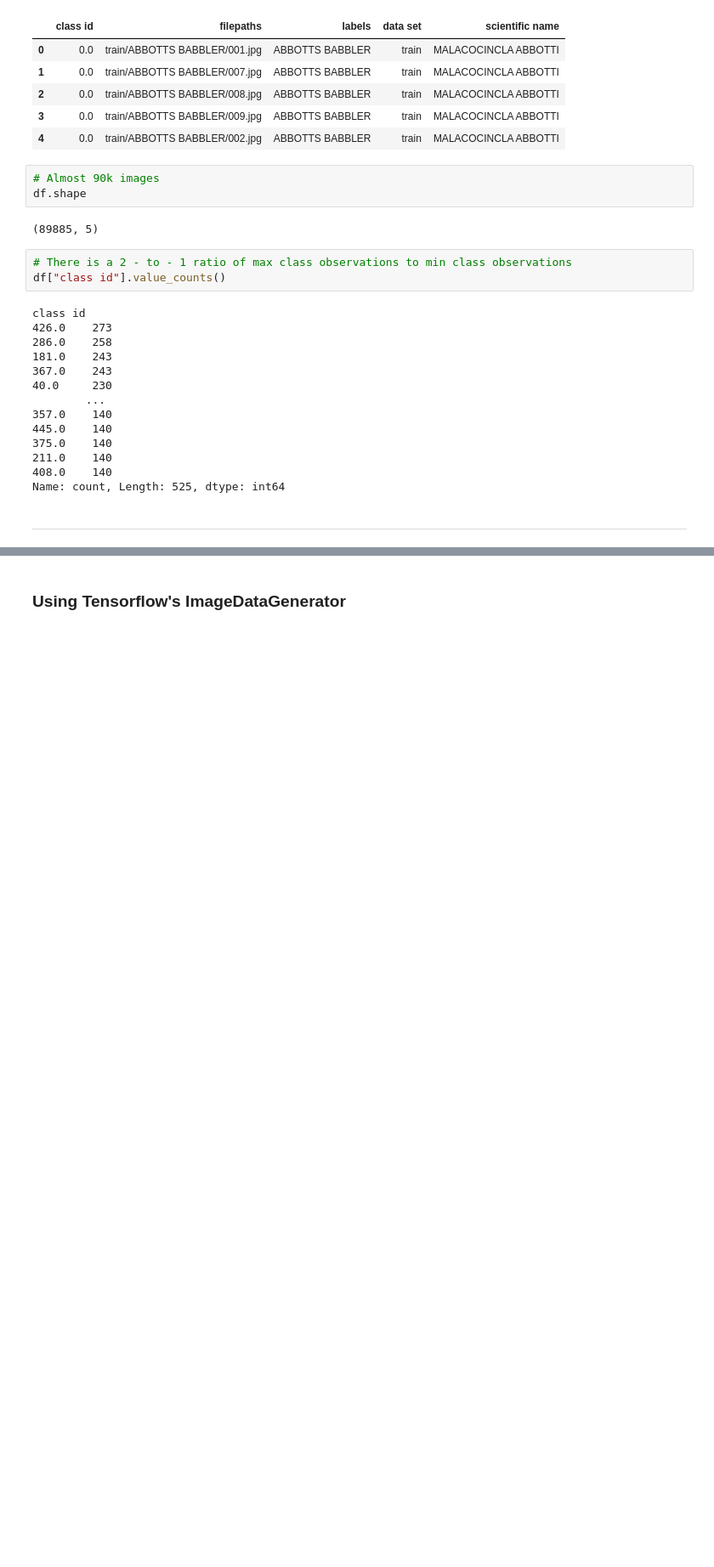
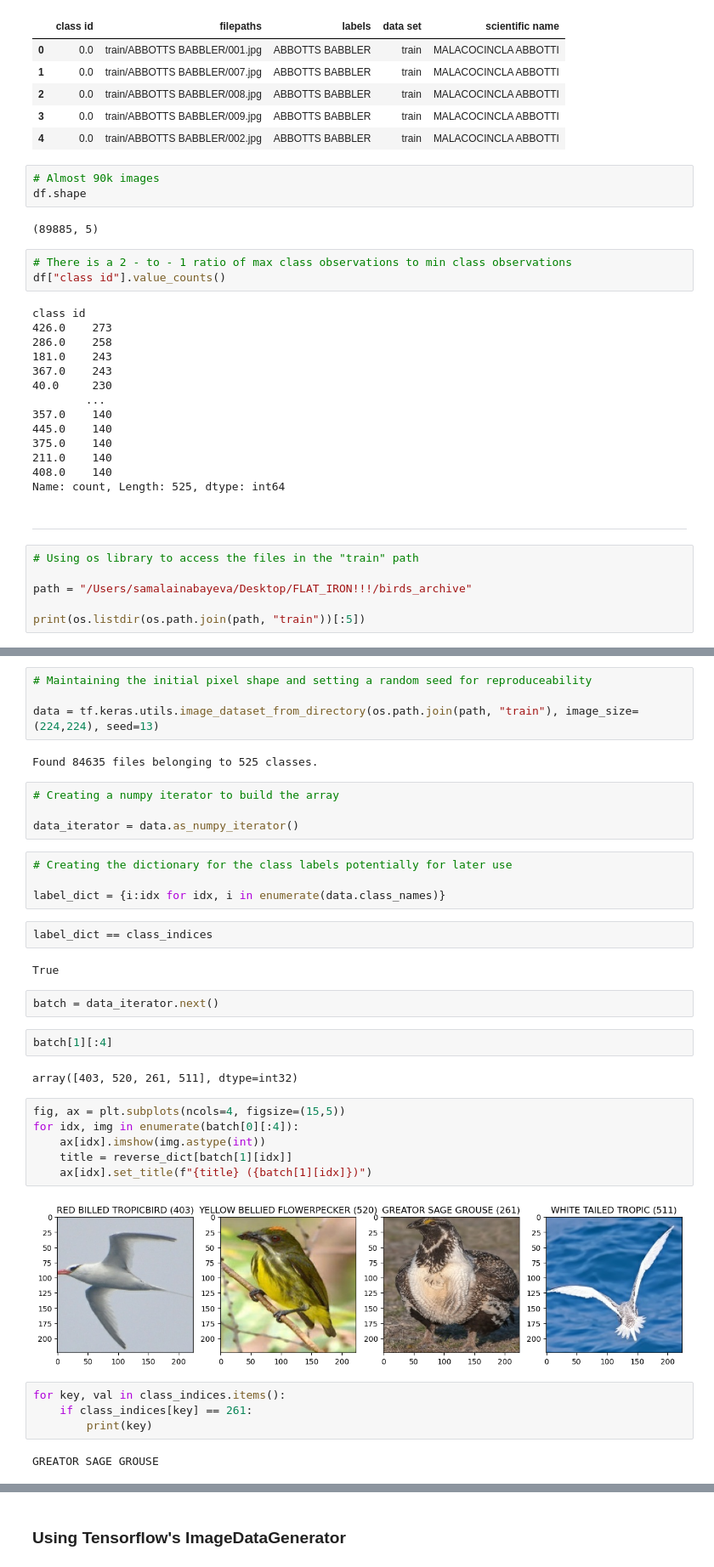
Before and after one commit to dvdhartsman/Bird_Species_Image_Classification, a Jupyter notebook: Bird_Classification_1.ipynb, the cells around one changed output, grey strips where cells are left out. Shown at 85% size. Drawn from its saved outputs; the diff is of its cells as text; blank space fills up the shorter version.

Commit message:
sorting out the data pipeline, preparation for first model

```diff
--- a/Bird_Classification_1.ipynb
+++ b/Bird_Classification_1.ipynb
@@ -72,3 +73,9 @@ class id
 Name: count, Length: 525, dtype: int64
 # %% [markdown]
 <hr style="border: 2px solid blue">
+# %%
+# Using os library to access the files in the "train" path
+
+path = "/Users/samalainabayeva/Desktop/FLAT_IRON!!!/birds_archive"
+
+print(os.listdir(os.path.join(path, "train"))[:5])
@@ -74,0 +88,38 @@ Name: count, Length: 525, dtype: int64
+# %%
+# Maintaining the initial pixel shape and setting a random seed for reproduceability
+
+data = tf.keras.utils.image_dataset_from_directory(os.path.join(path, "train"), image_size=(224,224), seed=13)
+# %% [output]
+Found 84635 files belonging to 525 classes.
+# %%
+# Creating a numpy iterator to build the array
+
+data_iterator = data.as_numpy_iterator()
+# %%
+# Creating the dictionary for the class labels potentially for later use
+
+label_dict = {i:idx for idx, i in enumerate(data.class_names)}
+# %%
+label_dict == class_indices
+# %% [output]
+True
+# %%
+batch = data_iterator.next()
+# %%
+batch[1][:4]
+# %% [output]
+array([403, 520, 261, 511], dtype=int32)
+# %%
+fig, ax = plt.subplots(ncols=4, figsize=(15,5))
+for idx, img in enumerate(batch[0][:4]):
+    ax[idx].imshow(img.astype(int))
+    title = reverse_dict[batch[1][idx]]
+    ax[idx].set_title(f"{title} ({batch[1][idx]})")
+# %% [output]
+[figure, added]
+# %%
+for key, val in class_indices.items():
+    if class_indices[key] == 261:
+        print(key)
+# %% [output]
+GREATOR SAGE GROUSE
```
Also changed, not shown: parts of 38 cells of this notebook.
